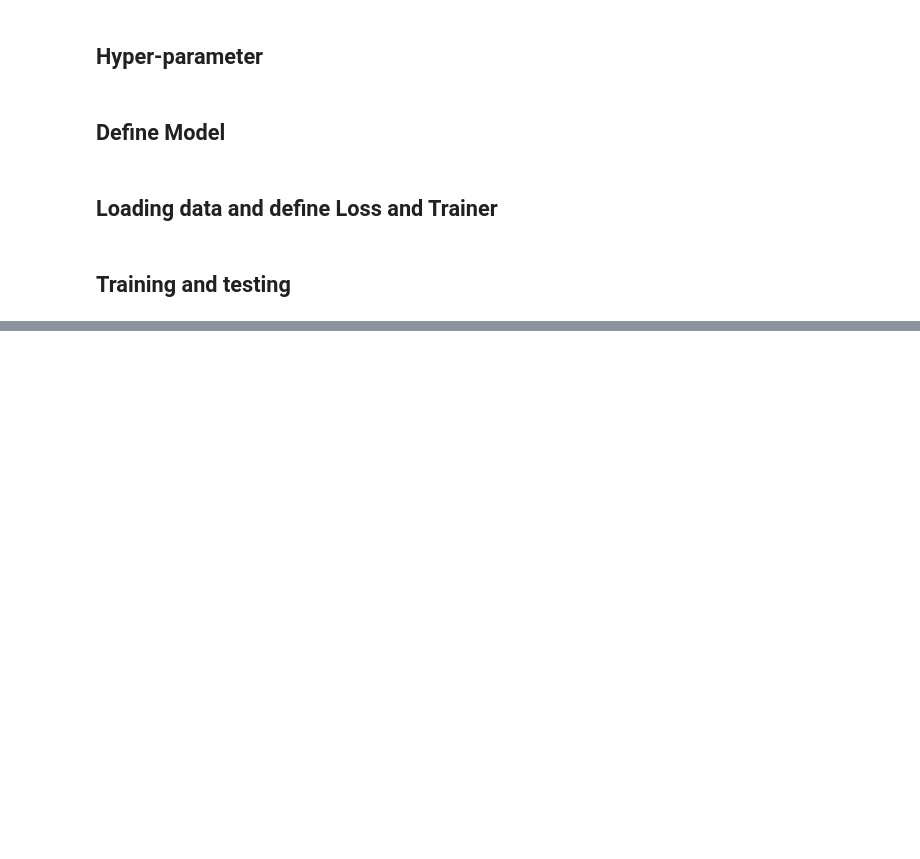
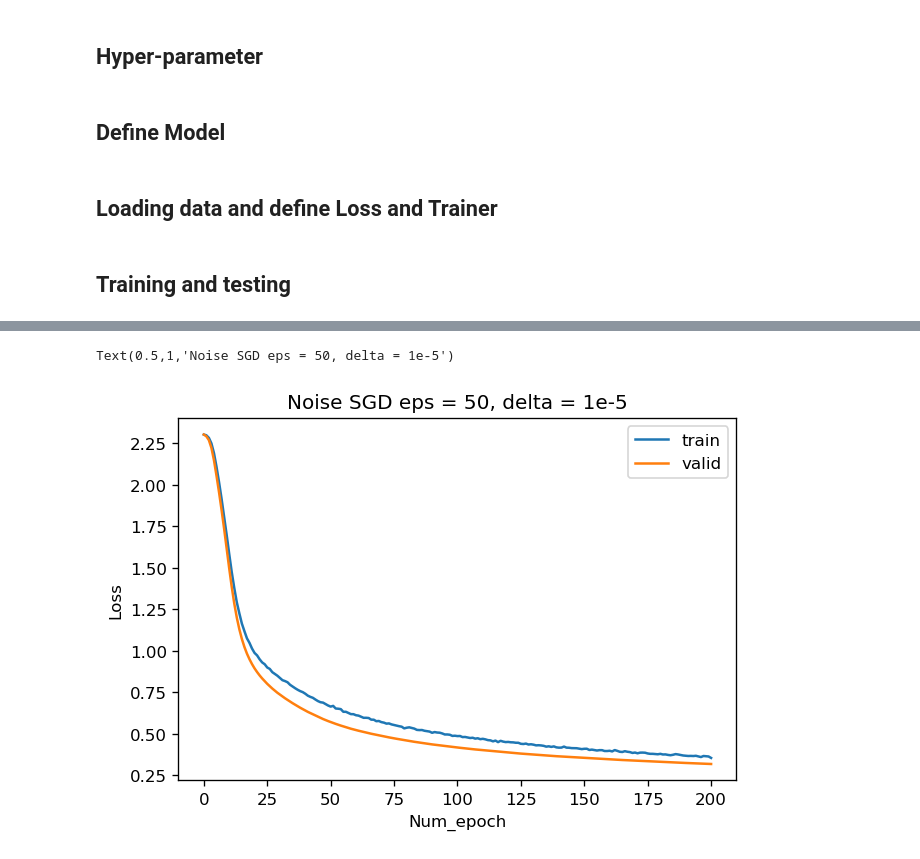
Before and after one commit to AKafakA/dp_privacy_ML, a Jupyter notebook: MLP_MNIST.ipynb, the cells around one changed output, grey strips where cells are left out. Drawn from its saved outputs; the diff is of its cells as text; code cells hidden in the pictures; blank space fills up the shorter version.

```diff
--- a/MLP_MNIST.ipynb
+++ b/MLP_MNIST.ipynb
@@ -198,3 +198,17 @@ def train(net, train_data, valid_data, epochs, lr, wd, lr_period,
 import matplotlib as mpl
 mpl.rcParams['figure.dpi']= 120
 import matplotlib.pyplot as plt
+# %%
+eps = 50
+delta = 1e-5
+
+train_loss, valid_loss = train(net, train_data, valid_data, num_epochs,
+                               learning_rate, weight_decay, lr_period,
+                               lr_decay, epoch_period, ctx, clipping_norm, eps, delta, noise=True)
+plt.plot(train_loss)
+plt.plot(valid_loss)
+plt.legend(['train','valid'])
+plt.xlabel('Num_epoch')
+plt.ylabel('Loss')
+plt.title('Noise SGD eps = 50, delta = 1e-5')
+# %% [output]
@@ -201,3 +232,5 @@ import matplotlib.pyplot as plt
+Text(0.5,1,'Noise SGD eps = 50, delta = 1e-5')
+[figure, added]
 # %%
 eps = 20
 delta = 1e-5
```
Also changed, not shown: parts of 7 cells of this notebook.
